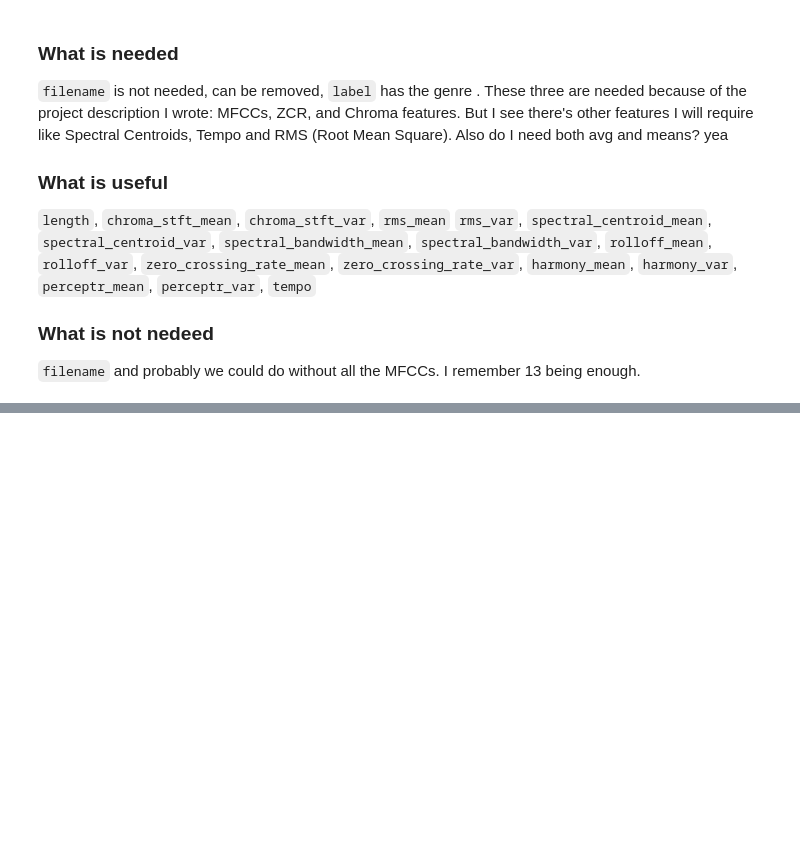
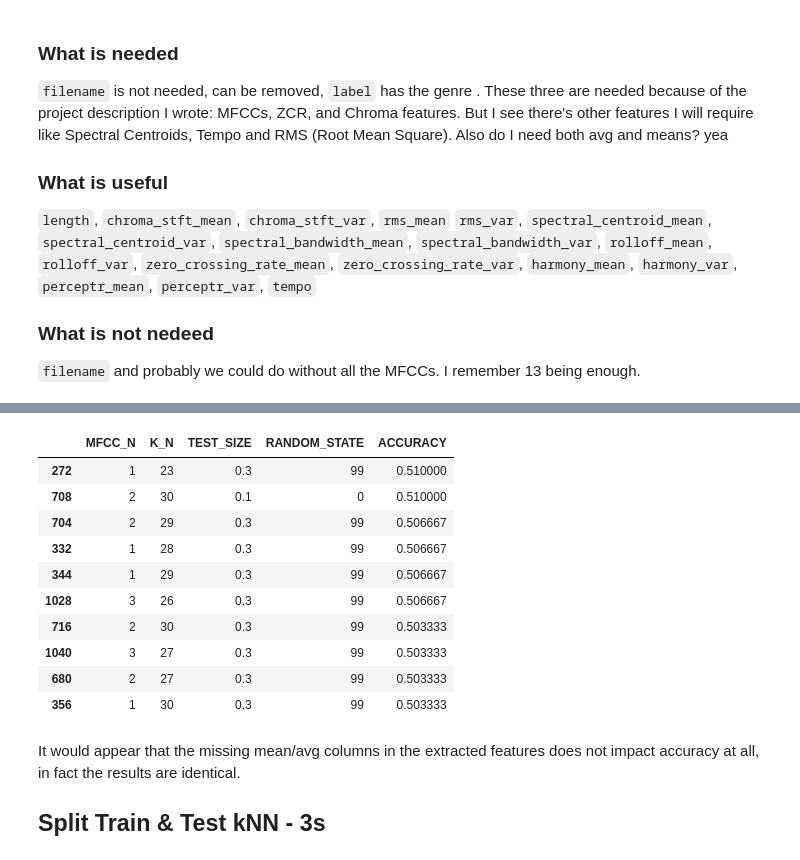
Before and after one commit to etiank/Jupyter-ML, a Jupyter notebook: main.ipynb, the cells around one changed output, grey strips where cells are left out. Saved outputs shown, nothing was run; the diff lists cells and outputs as text; code cells hidden in the pictures; blank space fills up the shorter version.

```diff
--- a/main.ipynb
+++ b/main.ipynb
@@ -206,0 +343,20 @@ We take a quick note of the following observation: after brief KNN testing, the
+# %%
+df_knn_ext = pd.read_csv("/home/ket/Desktop/Jupyter ML/knn-extracted-features.csv")
+df_knn_ext_sorted = df_knn.sort_values(by="ACCURACY", ascending=False)
+
+df_knn_ext_sorted.head(10)
+# %% [output]
+|  | MFCC_N | K_N | TEST_SIZE | RANDOM_STATE | ACCURACY |
+| 272 | 1 | 23 | 0.3 | 99 | 0.510000 |
+| 708 | 2 | 30 | 0.1 | 0 | 0.510000 |
+| 704 | 2 | 29 | 0.3 | 99 | 0.506667 |
+| 332 | 1 | 28 | 0.3 | 99 | 0.506667 |
+| 344 | 1 | 29 | 0.3 | 99 | 0.506667 |
+| 1028 | 3 | 26 | 0.3 | 99 | 0.506667 |
+| 716 | 2 | 30 | 0.3 | 99 | 0.503333 |
+| 1040 | 3 | 27 | 0.3 | 99 | 0.503333 |
+| 680 | 2 | 27 | 0.3 | 99 | 0.503333 |
+| 356 | 1 | 30 | 0.3 | 99 | 0.503333 |
+# %% [markdown]
+It would appear that the missing mean/avg columns in the extracted features does not impact accuracy at all, in fact the results are identical.
+## Split Train & Test kNN - 3s
```
Also changed, not shown: parts of 16 cells of this notebook, 3 other files.
